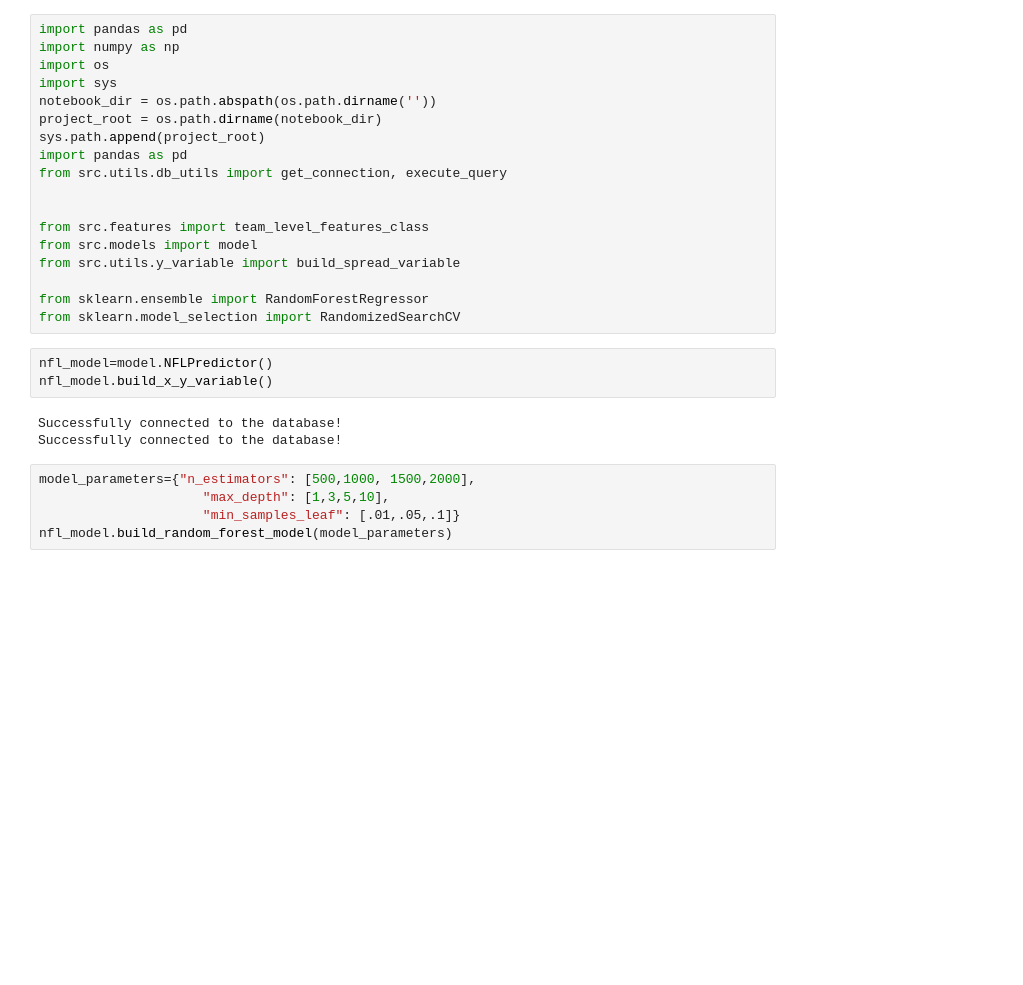
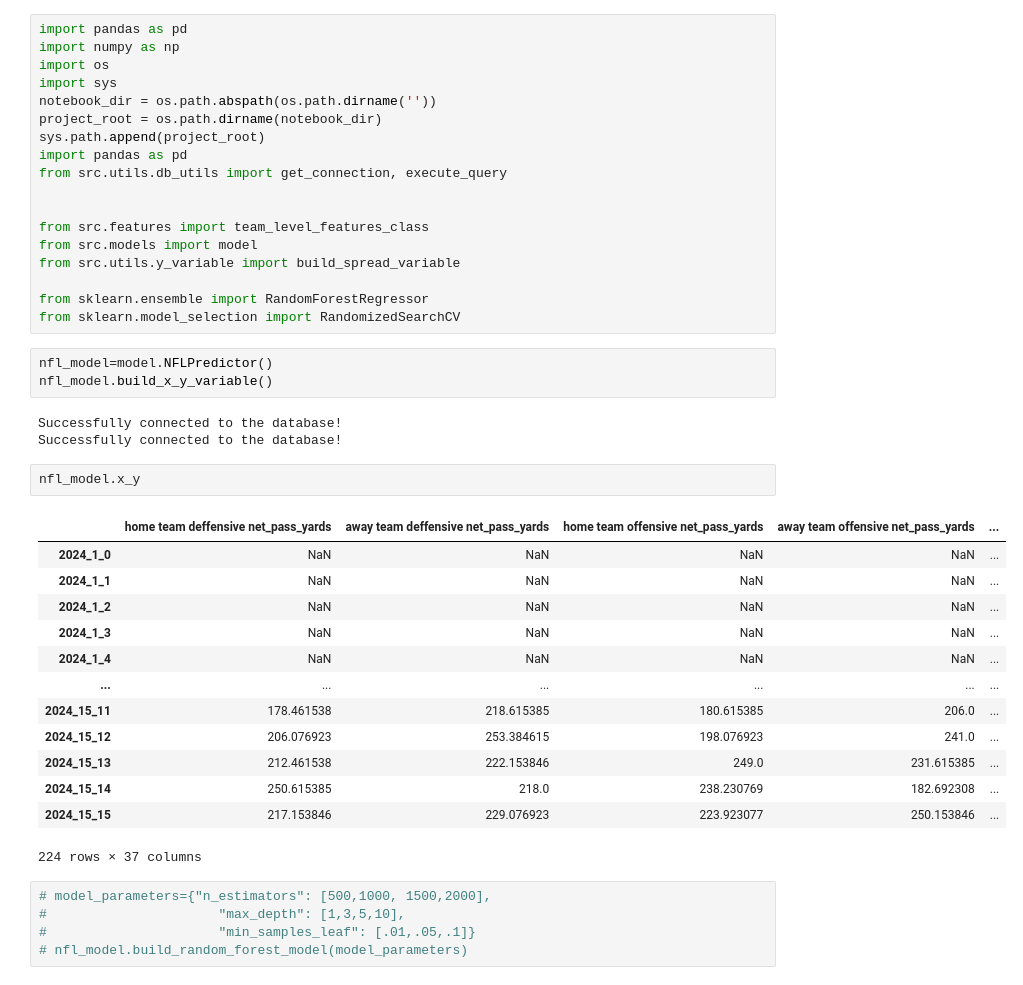
Before and after one commit to johnpham90/NFL_Model, a Jupyter notebook: notebooks/nfl_model.ipynb, the cells around one changed output. Drawn from its saved outputs; the diff is of its cells as text; blank space fills up the shorter version.

```diff
--- a/notebooks/nfl_model.ipynb
+++ b/notebooks/nfl_model.ipynb
@@ -22,8 +22,24 @@ nfl_model.build_x_y_variable()
 # %% [output]
 Successfully connected to the database!
 Successfully connected to the database!
+# %%
+nfl_model.x_y
+# %% [output]
+|  | home team deffensive net_pass_yards | away team deffensive net_pass_yards | home team offensive net_pass_yards | away team offensive net_pass_yards | ... |
+| 2024_1_0 | NaN | NaN | NaN | NaN | ... |
+| 2024_1_1 | NaN | NaN | NaN | NaN | ... |
+| 2024_1_2 | NaN | NaN | NaN | NaN | ... |
+| 2024_1_3 | NaN | NaN | NaN | NaN | ... |
+| 2024_1_4 | NaN | NaN | NaN | NaN | ... |
+| ... | ... | ... | ... | ... | ... |
+| 2024_15_11 | 178.461538 | 218.615385 | 180.615385 | 206.0 | ... |
+| 2024_15_12 | 206.076923 | 253.384615 | 198.076923 | 241.0 | ... |
+| 2024_15_13 | 212.461538 | 222.153846 | 249.0 | 231.615385 | ... |
+| 2024_15_14 | 250.615385 | 218.0 | 238.230769 | 182.692308 | ... |
+| 2024_15_15 | 217.153846 | 229.076923 | 223.923077 | 250.153846 | ... |
+224 rows × 37 columns
 # %%
-model_parameters={"n_estimators": [500,1000, 1500,2000],
-                     "max_depth": [1,3,5,10],
-                     "min_samples_leaf": [.01,.05,.1]}
-nfl_model.build_random_forest_model(model_parameters)
+# model_parameters={"n_estimators": [500,1000, 1500,2000],
+#                      "max_depth": [1,3,5,10],
+#                      "min_samples_leaf": [.01,.05,.1]}
+# nfl_model.build_random_forest_model(model_parameters)
```
Also changed, not shown: parts of 15 cells of this notebook, 1 other file.
